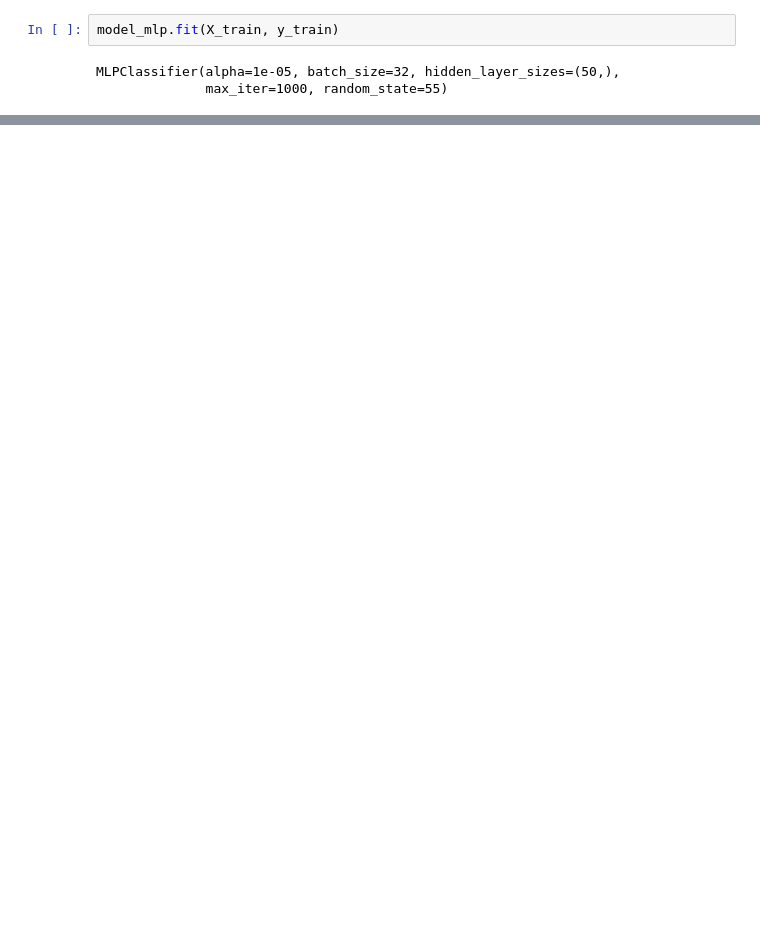
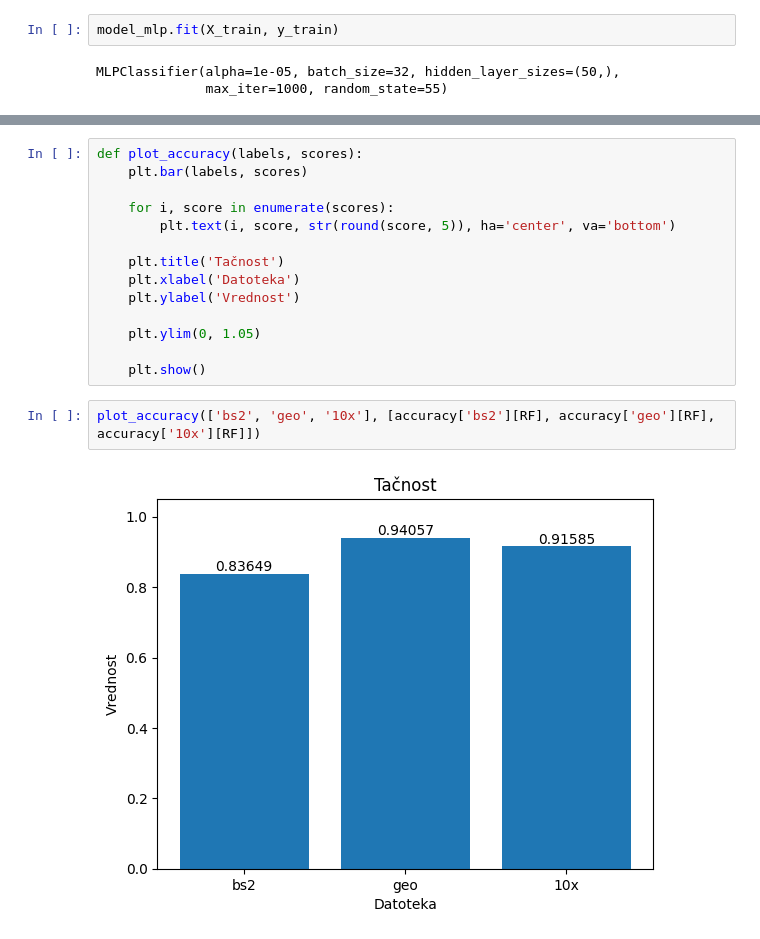
Before and after one commit to bogdans55/ip2-projekat, a Jupyter notebook: models/model_comparison.ipynb, the cells around one changed output, grey strips where cells are left out. Cells and saved outputs as stored; diff of their text form; blank space fills up the shorter version.

```diff
--- a/models/model_comparison.ipynb
+++ b/models/model_comparison.ipynb
@@ -127,0 +227,18 @@ MLPClassifier(alpha=1e-05, batch_size=32, hidden_layer_sizes=(50,),
+# %%
+def plot_accuracy(labels, scores):
+    plt.bar(labels, scores)
+
+    for i, score in enumerate(scores):
+        plt.text(i, score, str(round(score, 5)), ha='center', va='bottom')
+
+    plt.title('Tačnost')
+    plt.xlabel('Datoteka')
+    plt.ylabel('Vrednost')
+
+    plt.ylim(0, 1.05)
+
+    plt.show()
+# %%
+plot_accuracy(['bs2', 'geo', '10x'], [accuracy['bs2'][RF], accuracy['geo'][RF], accuracy['10x'][RF]])
+# %% [output]
+[figure, added]
```
Also changed, not shown: parts of 22 cells of this notebook.
